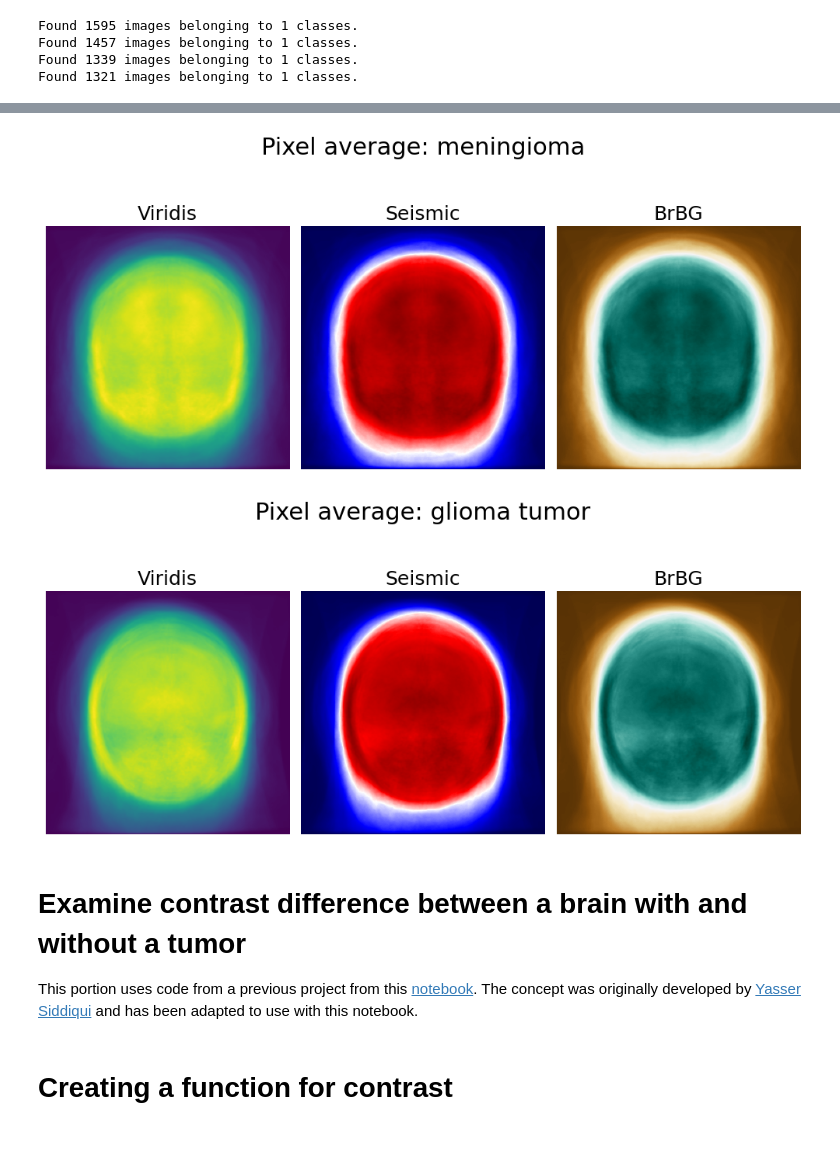
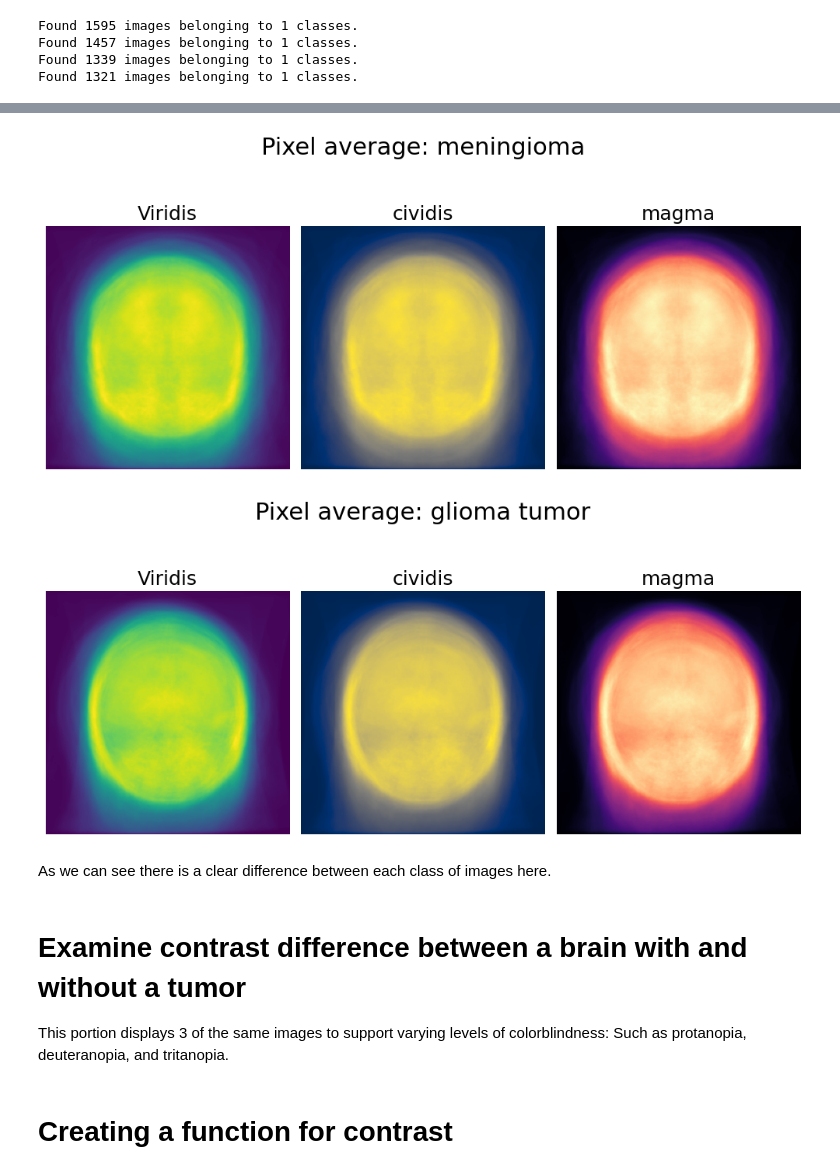
Before and after one commit to DerikVo/Brain_tumor_classification, a Jupyter notebook: Notebooks/01_EDA.ipynb, the cells around one changed output, grey strips where cells are left out. Cells and saved outputs as stored; diff of their text form; code cells hidden in the pictures; blank space fills up the shorter version.

```diff
--- a/Notebooks/01_EDA.ipynb
+++ b/Notebooks/01_EDA.ipynb
@@ -78,14 +78,16 @@ eda.display_avg(pituitary_tumor, 'pituitary tumor')
 # %%
-eda.display_avg(meningioma_tumor, 'meningioma')
+eda.display_image(meningioma_tumor, 'meningioma')
 # %% [output]
-[figure, old version]
+[figure, new version]
 # %%
-eda.display_avg(glioma_tumor, 'glioma tumor')
+eda.display_image(glioma_tumor, 'glioma tumor')
 # %% [output]
-[figure, old version]
+[figure, new version]
+# %% [markdown]
+As we can see there is a clear difference between each class of images here.
 # %% [markdown]
 # Examine contrast difference between a brain with and without a tumor
-This portion uses code from a previous project from this [notebook](https://github.com/DerikVo/DSI_project_4_plant_disease/blob/main/notebooks/01_Potato_PlantVillageEDA.ipynb). The concept was originally developed by [Yasser Siddiqui](syasser126@gmail.com) and has been adapted to use with this notebook.
+This portion displays 3 of the same images to support varying levels of colorblindness: Such as protanopia, deuteranopia, and tritanopia.
 # %% [markdown]
 # Creating a function for contrast
 # %%
```
Also changed, not shown: parts of 5 cells of this notebook, 22 other files.
